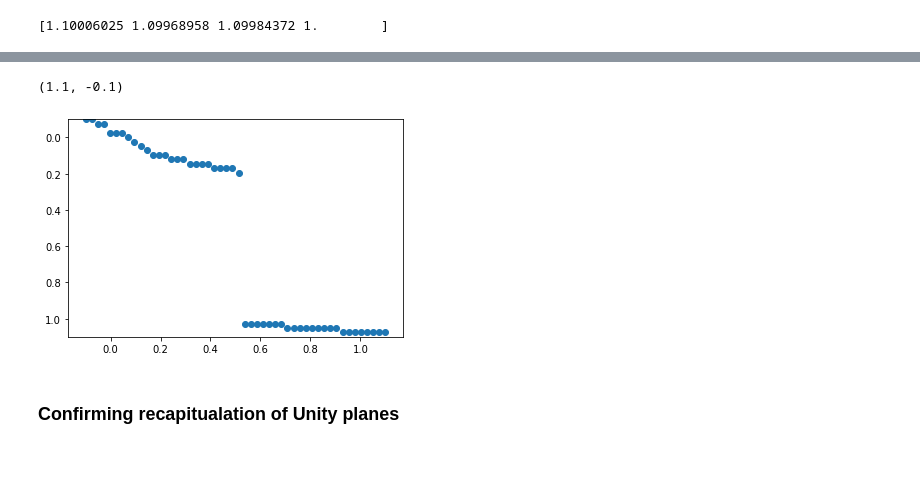
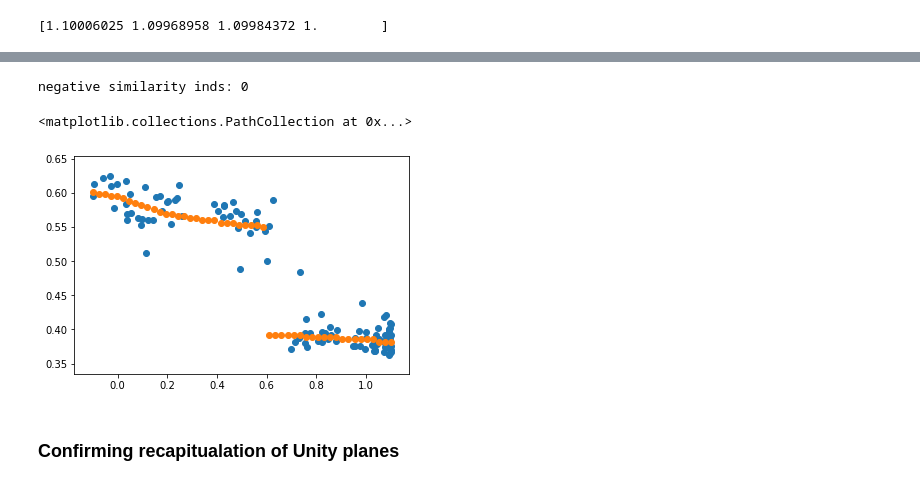
Before and after one commit to GiocomoLab/PlittGiocomo_2021, a Jupyter notebook: Prior4D.ipynb, the cells around one changed output, grey strips where cells are left out. Cells and saved outputs as stored; diff of their text form; code cells hidden in the pictures; blank space fills up the shorter version.

```diff
--- a/Prior4D.ipynb
+++ b/Prior4D.ipynb
@@ -162,0 +195,5 @@ for i,s in enumerate(mus):
+# %%
+sess = df_mouse.iloc[-1]
+sess['scanmat']=pp.build_2P_filename(sess,serverDir = "D:\\2P_Data\\TwoTower")
+sess['s2pfolder']=pp.build_s2p_folder(sess,serverDir = "D:\\2P_Data\\TwoTower")
+sess
@@ -162,0 +221,8 @@ for i,s in enumerate(mus):
+# %%
+VRDat, C, S, A = pp.load_scan_sess(sess,fneu_coeff=.7)
+trial_info, tstart_inds, teleport_inds = u.by_trial_info(VRDat)
+S_trial_mat, occ_trial_mat, edges,centers = u.make_pos_bin_trial_matrices(S,
+                                            VRDat['pos']._values,tstart_inds,
+                                            teleport_inds,bin_size=10,
+                                            speed = VRDat['speed']._values)
+S_trial_mat[np.isnan(S_trial_mat)]=0
@@ -163,10 +236,54 @@ for i,s in enumerate(mus):
+# %%
+rmask = trial_info['rewards']==0
+S_trial_mat[np.isnan(S_trial_mat)]=0
+# S_trial_mat is trials x positions x neurons
+S_trial_mat = sp.ndimage.filters.gaussian_filter1d(S_trial_mat,1,axis=1) # smooth position by 1 bin
+
+#flatten to be trial x positions*neurons
+S_tmat = np.reshape(S_trial_mat,[S_trial_mat.shape[0],-1])
+# divide trials by l2-norm
+S_tmat = S_tmat/np.linalg.norm(S_tmat,ord=2,axis=-1)[:,np.newaxis]
+# outer product give trial x trial cosine similarity
+S_t_rmat = np.matmul(S_tmat,S_tmat.T)
+# ensure that this is positive (should be true if using deconvolved rate)
+print("negative similarity inds:", (S_t_rmat<0).ravel().sum())
+
+# plot results
+# f_stsm,axtup_stsm = sm.plot_trial_simmat(S_t_rmat,trial_info)
+# %% [output]
+negative similarity inds: 0
+# %%
+# plot similarity fraction
+morphmat = trial_info_to_morph(trial_info)
+wallMorph = morphmat[:,0]
+effMorph = np.dot(trial_info_to_morph(trial_info)[:,:2],vh_norm[0,:].T)
+sf = np.zeros(effMorph.shape) # similarity fraction
+for trial in range(effMorph.shape[0]): # for each trial
+    # get masks for centroids
+    mask0 = trial_info['morphs']==0
+    mask1 = trial_info['morphs']==1
+    # if current trial is in mask, exclude it
+    if trial_info['morphs'][trial]==0:
+        mask0[trial]=False
+    elif trial_info['morphs'][trial]==1:
+        mask1[trial]=False
+
+    # calculate centroids
+    centroid0, centroid1 = np.nanmean(S_tmat[mask0,:],axis=0), np.nanmean(S_tmat[mask1,:],axis=0)
+    centroid0/np.linalg.norm(centroid0,ord=2)
+    centroid1/np.linalg.norm(centroid1,ord=2)
+
+    # similarity to two centroids
+    angle0,angle1 = np.dot(S_tmat[trial,:],centroid0),np.dot(S_tmat[trial,:],centroid1)
+    # whole trial similarity fraction
+    sf[trial] = angle0/(angle0+angle1)
 # %%
 f,ax = plt.subplots()
-ax.scatter(mus,shat)
-ax.set_ylim([1.1,-.1])
+ax.scatter(wallMorph,sf)
+ax.scatter(mus,.2*(1.1-shat)+.38)
 # %% [output]
-(1.1, -0.1)
+<matplotlib.collections.PathCollection at 0x...>
-[figure, old version]
+[figure, new version]
 # %% [markdown]
 ### Confirming recapitualation of Unity planes
 # %%
```
Also changed, not shown: parts of 12 cells of this notebook, 3 other files.
